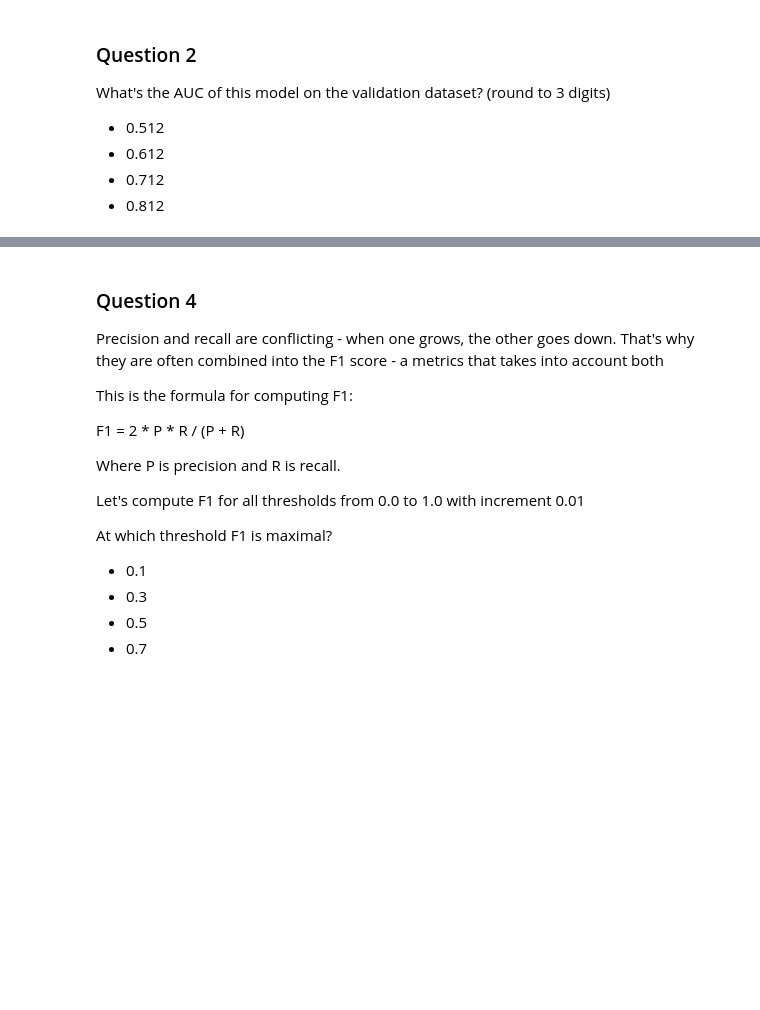
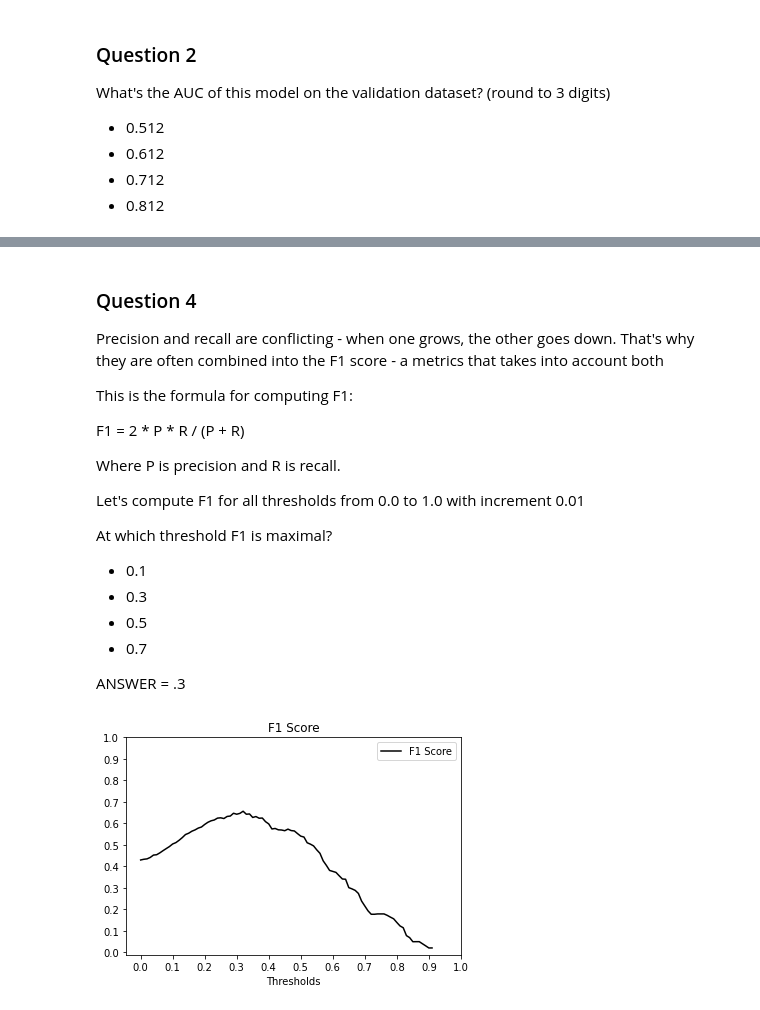
Before and after one commit to RCSnyder/machine-learning-zoom-camp, a Jupyter notebook: src/Chapters/04-eval-metrics/04-eval-metrics.ipynb, the cells around one changed output, grey strips where cells are left out. Drawn from its saved outputs; the diff is of its cells as text; code cells hidden in the pictures; blank space fills up the shorter version.

```diff
--- a/src/Chapters/04-eval-metrics/04-eval-metrics.ipynb
+++ b/src/Chapters/04-eval-metrics/04-eval-metrics.ipynb
@@ -167,6 +378,28 @@ At which threshold F1 is maximal?
 - 0.3
 - 0.5
 - 0.7
+
+ANSWER = .3
+# %%
+df_scores["f1_score"] = 2 * df_scores.precision * df_scores.recall / (df_scores.precision + df_scores.recall)
+# %%
+plt.figure(figsize=(6, 4))
+
+plt.plot(df_scores.threshold, df_scores.f1_score, color='black', linestyle='solid', label='F1 Score')
+#plt.plot(df_scores.threshold, df_scores.recall, color='black', linestyle='dashed', label='FPR')
+plt.legend()
+
+plt.xticks(np.linspace(0, 1, 11))
+plt.yticks(np.linspace(0, 1, 11))
+
+plt.xlabel('Thresholds')
+plt.title('F1 Score')
+
+# plt.savefig('04_fpr_tpr_plot.svg')
+
+plt.show()
+# %% [output]
+[figure, added]
 # %% [markdown]
 ### Question 5
 Use the KFold class from Scikit-Learn to evaluate our model on 5 different folds:
```
Also changed, not shown: parts of 30 cells of this notebook.
